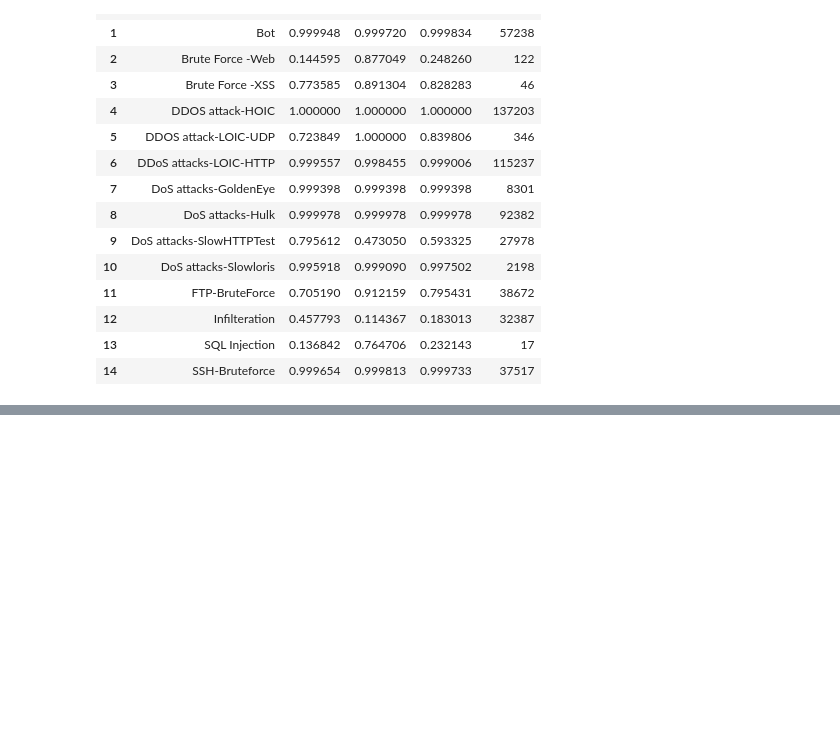
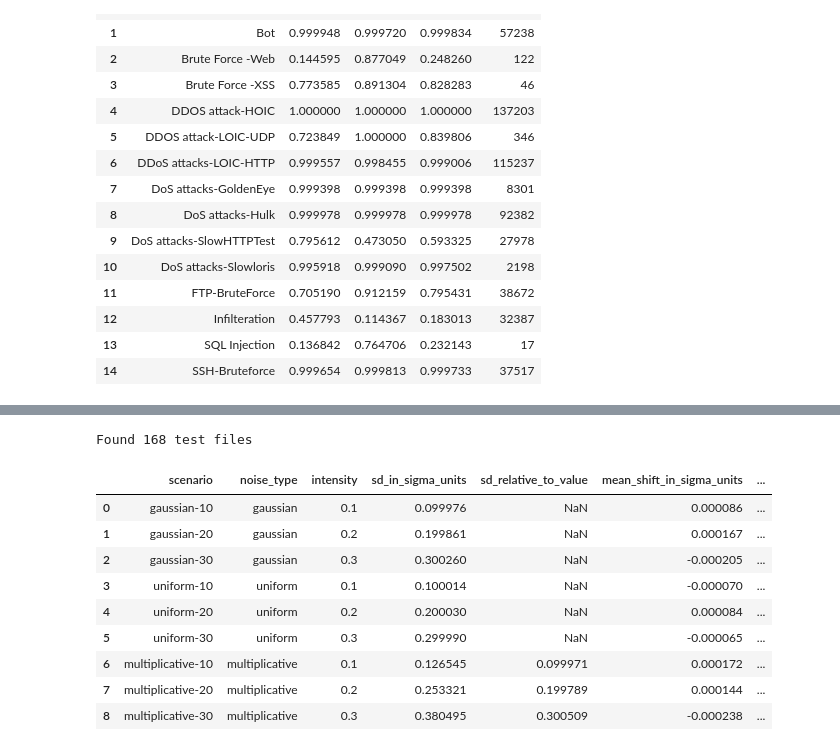
Before and after one commit to JoxNeis/ml-ids, a Jupyter notebook: mlids.ipynb, the cells around one changed output, grey strips where cells are left out. Cells and saved outputs as stored; diff of their text form; code cells hidden in the pictures; blank space fills up the shorter version.

Commit message:
Add robustness test

```diff
--- a/mlids.ipynb
+++ b/mlids.ipynb
@@ -4140,0 +4283,11 @@ https://scikit-learn.org/stable/model_persistence.html#security-maintainability-
+# %%
+def inject_gaussian_noise(
+    values: np.ndarray, intensity: float, sigma: np.ndarray, rng: np.random.Generator
+) -> np.ndarray:
+    """`x' = x + eta`, `eta ~ N(0, (p * sigma_j)^2)` - equations 2.4 and 2.5.
+
+    The mean is 0, so the perturbation adds no systematic bias to any attribute, only
+    symmetric scatter around its true value. This is the measurement-error model:
+    hardware precision limits on a timer or a byte counter.
+    """
+    return values + rng.standard_normal(values.shape) * (intensity * sigma)
@@ -4140,0 +4330,28 @@ https://scikit-learn.org/stable/model_persistence.html#security-maintainability-
+# %%
+NOISE_INJECTORS = {
+    "gaussian": inject_gaussian_noise,
+    "uniform": inject_uniform_noise,
+    "multiplicative": inject_multiplicative_noise,
+}
+
+
+def inject_feature_noise(
+    values: np.ndarray,
+    noise_type: str,
+    intensity: float,
+    sigma: np.ndarray,
+    rng: np.random.Generator,
+    target_mask: np.ndarray | None = None,
+) -> np.ndarray:
+    """Dispatch to one injector, then restore any column excluded by `target_mask`."""
+    if noise_type not in NOISE_INJECTORS:
+        raise ValueError(
+            f"unknown noise type {noise_type!r};"
+            f" expected one of {sorted(NOISE_INJECTORS)}"
+        )
+
+    noisy = NOISE_INJECTORS[noise_type](values, intensity, sigma, rng)
+
+    if target_mask is not None and not target_mask.all():
+        noisy[:, ~target_mask] = values[:, ~target_mask]
+    return noisy
@@ -4140,0 +4606,14 @@ https://scikit-learn.org/stable/model_persistence.html#security-maintainability-
+# %%
+check_noise_injection()
+# %% [output]
+Found 168 test files
+|  | scenario | noise_type | intensity | sd_in_sigma_units | sd_relative_to_value | mean_shift_in_sigma_units | ... |
+| 0 | gaussian-10 | gaussian | 0.1 | 0.099976 | NaN | 0.000086 | ... |
+| 1 | gaussian-20 | gaussian | 0.2 | 0.199861 | NaN | 0.000167 | ... |
+| 2 | gaussian-30 | gaussian | 0.3 | 0.300260 | NaN | -0.000205 | ... |
+| 3 | uniform-10 | uniform | 0.1 | 0.100014 | NaN | -0.000070 | ... |
+| 4 | uniform-20 | uniform | 0.2 | 0.200030 | NaN | 0.000084 | ... |
+| 5 | uniform-30 | uniform | 0.3 | 0.299990 | NaN | -0.000065 | ... |
+| 6 | multiplicative-10 | multiplicative | 0.1 | 0.126545 | 0.099971 | 0.000172 | ... |
+| 7 | multiplicative-20 | multiplicative | 0.2 | 0.253321 | 0.199789 | 0.000144 | ... |
+| 8 | multiplicative-30 | multiplicative | 0.3 | 0.380495 | 0.300509 | -0.000238 | ... |
```
Also changed, not shown: parts of 112 cells of this notebook, 6 other files.
